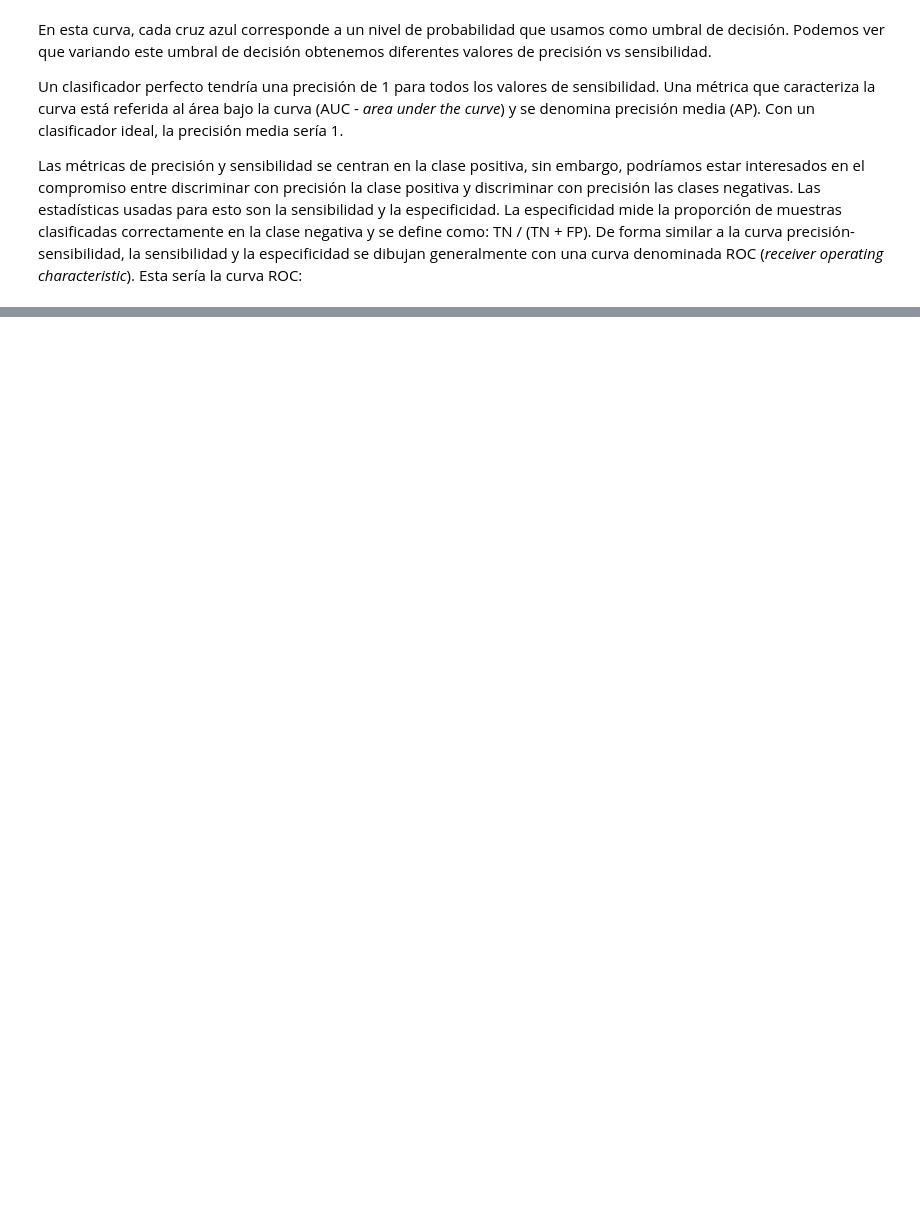
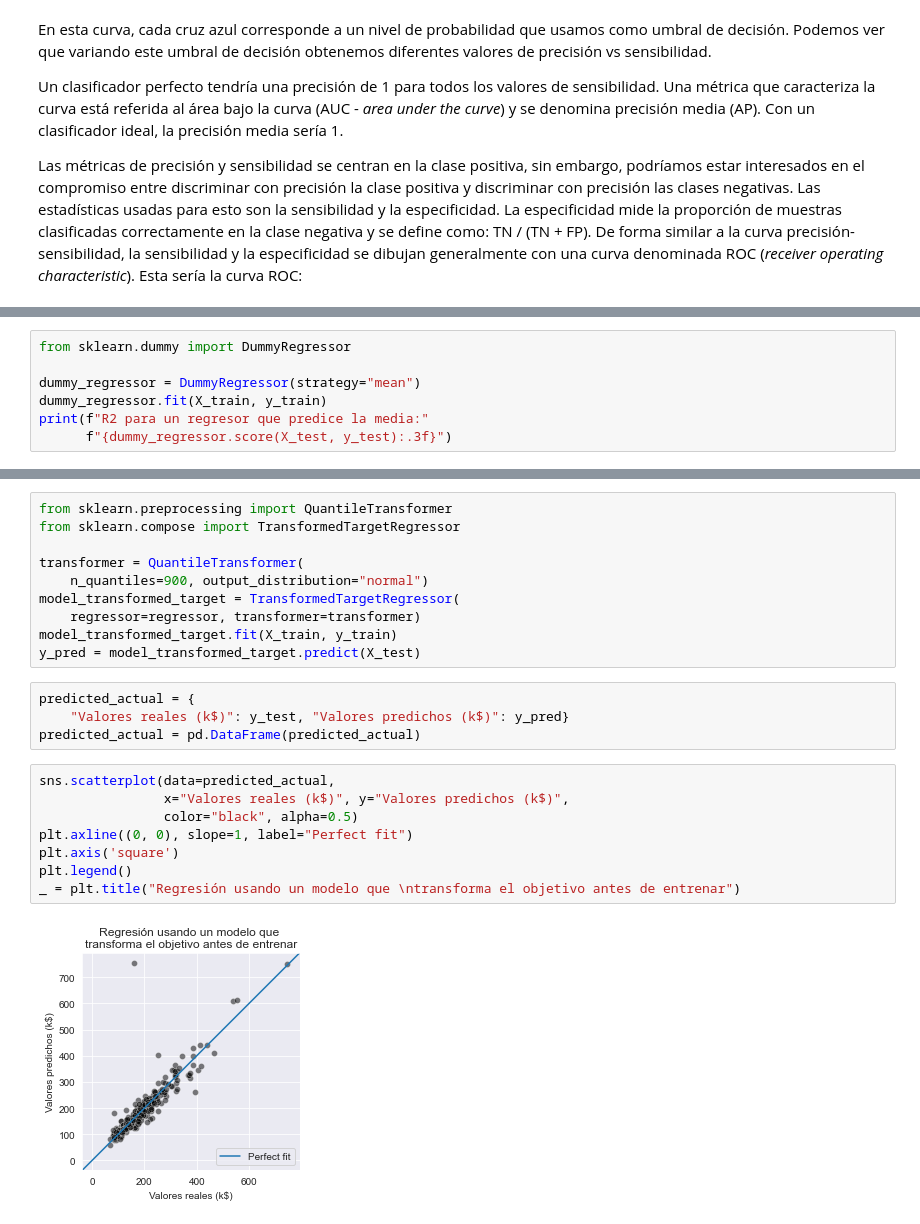
Before and after one commit to SgtSteiner/curso-scikit-learn, a Jupyter notebook: evaluating_model_performance/post.ipynb, the cells around one changed output, grey strips where cells are left out. Saved outputs shown, nothing was run; the diff lists cells and outputs as text; blank space fills up the shorter version.

```diff
--- a/evaluating_model_performance/post.ipynb
+++ b/evaluating_model_performance/post.ipynb
@@ -1203,0 +1388,7 @@ Esta curva se construyo usando el mismo principio que la curva precisión-sensib
+# %%
+from sklearn.dummy import DummyRegressor
+
+dummy_regressor = DummyRegressor(strategy="mean")
+dummy_regressor.fit(X_train, y_train)
+print(f"R2 para un regresor que predice la media:"
+      f"{dummy_regressor.score(X_test, y_test):.3f}")
@@ -1203,0 +1450,24 @@ Esta curva se construyo usando el mismo principio que la curva precisión-sensib
+# %%
+from sklearn.preprocessing import QuantileTransformer
+from sklearn.compose import TransformedTargetRegressor
+
+transformer = QuantileTransformer(
+    n_quantiles=900, output_distribution="normal")
+model_transformed_target = TransformedTargetRegressor(
+    regressor=regressor, transformer=transformer)
+model_transformed_target.fit(X_train, y_train)
+y_pred = model_transformed_target.predict(X_test)
+# %%
+predicted_actual = {
+    "Valores reales (k$)": y_test, "Valores predichos (k$)": y_pred}
+predicted_actual = pd.DataFrame(predicted_actual)
+# %%
+sns.scatterplot(data=predicted_actual,
+                x="Valores reales (k$)", y="Valores predichos (k$)",
+                color="black", alpha=0.5)
+plt.axline((0, 0), slope=1, label="Perfect fit")
+plt.axis('square')
+plt.legend()
+_ = plt.title("Regresión usando un modelo que \ntransforma el objetivo antes de entrenar")
+# %% [output]
+[figure, added]
```
Also changed, not shown: parts of 162 cells of this notebook, 2 other files.
